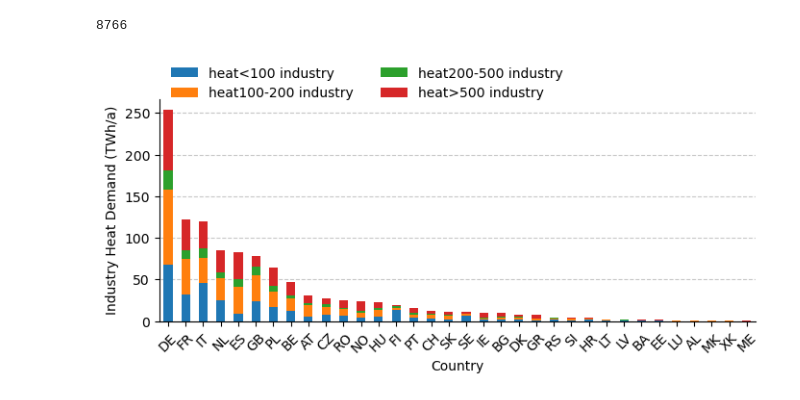
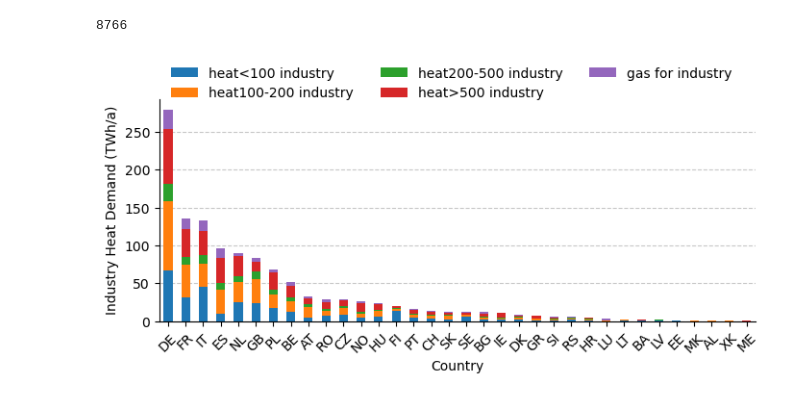
Before and after one commit to LukasFrankenQ/resilient-pypsa-eur, a Jupyter notebook: notebooks/plot_industry_heating_demand.ipynb, the cells around one changed output. Drawn from its saved outputs; the diff is of its cells as text; code cells hidden in the pictures.

Commit message:
towards plotting model results in a policy context

```diff
--- a/notebooks/plot_industry_heating_demand.ipynb
+++ b/notebooks/plot_industry_heating_demand.ipynb
@@ -23,6 +23,7 @@ ltype = [
     'heat100-200 industry',
     'heat200-500 industry',
     'heat>500 industry',
+    'gas for industry',
 ]
 # %%
 6 + 365 * 24
@@ -40,25 +41,25 @@ loads = pd.concat(loads, axis=1)
 # %%
 # Sort by total
 loads_sorted = loads.loc[loads.sum(axis=1).sort_values(ascending=False).index]
 
 # Create stacked bar plot
 fig, ax = plt.subplots(figsize=(8, 3))
 loads_sorted.plot(kind='bar', stacked=True, ax=ax)
 
 # Customize plot
 ax.set_xlabel('Country')
 ax.set_ylabel('Industry Heat Demand (TWh/a)')
 # ax.set_title('Industrial Heating Demand by Temperature Range')
-ax.legend(bbox_to_anchor=(.0, 1.2), loc='upper left', ncol=2, frameon=False)
+ax.legend(bbox_to_anchor=(.0, 1.2), loc='upper left', ncol=3, frameon=False)
 plt.xticks(rotation=45, ha='center')
 
 ax.spines['top'].set_visible(False)
 ax.spines['right'].set_visible(False)
 
 ax.grid(axis='y', linestyle='--', alpha=0.7)
 ax.set_axisbelow(True)
 
 # plt.tight_layout()
 plt.show()
 # %% [output]
-[figure, old version]
+[figure, new version]
```
Also changed, not shown: parts of 6 cells of this notebook, 2 other files.
